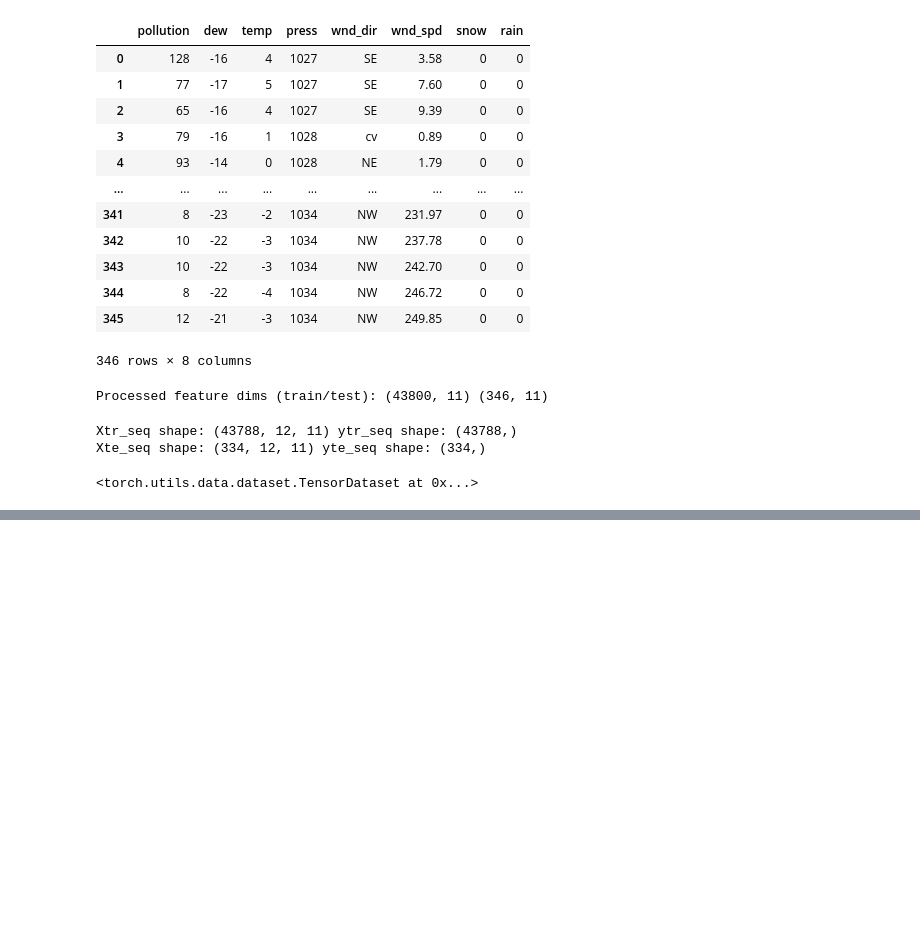
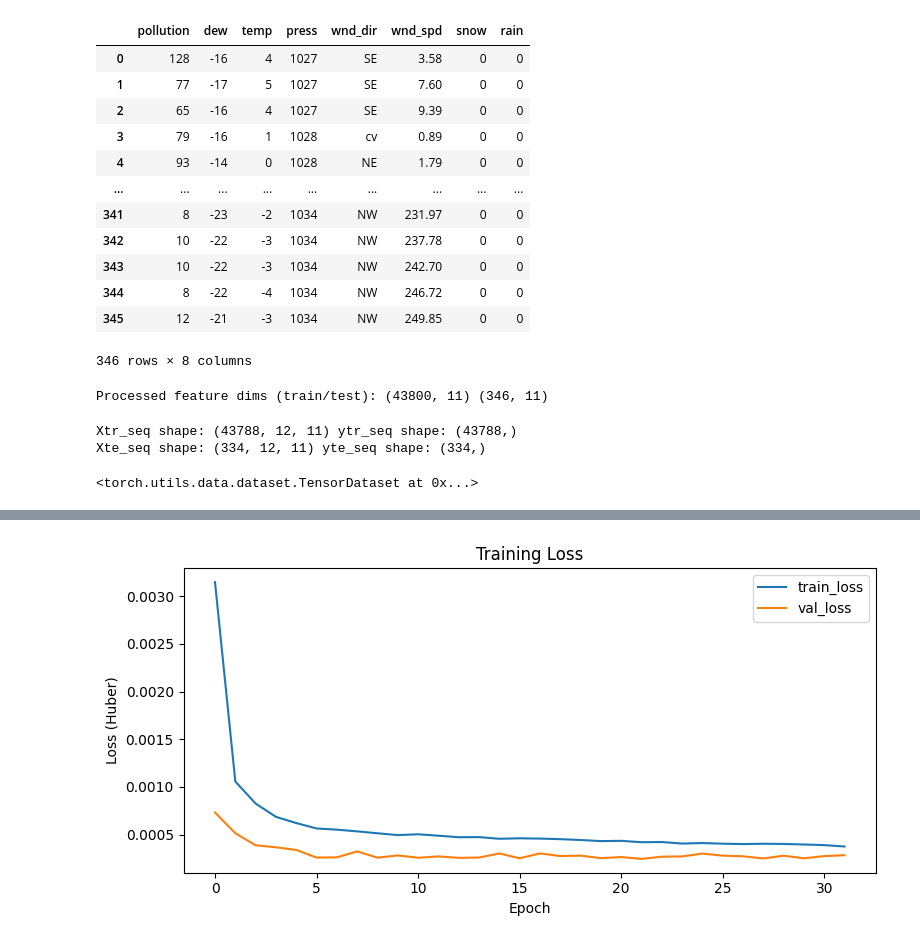
Before and after one commit to LeonardoMdSACode/Air-Pollution-Forecast, a Jupyter notebook: Pollution_Multivariate_PyTorch.ipynb, the cells around one changed output, grey strips where cells are left out. Drawn from its saved outputs; the diff is of its cells as text; code cells hidden in the pictures; blank space fills up the shorter version.

```diff
--- a/Pollution_Multivariate_PyTorch.ipynb
+++ b/Pollution_Multivariate_PyTorch.ipynb
@@ -212,0 +327,13 @@ criterion = nn.SmoothL1Loss() # Huber loss
+# %%
+plt.figure(figsize=(8,4))
+plt.plot(train_losses, label="train_loss")
+if val_loader is not None:
+    plt.plot(val_losses, label="val_loss")
+plt.title("Training Loss")
+plt.xlabel("Epoch")
+plt.ylabel("Loss (Huber)")
+plt.legend()
+plt.tight_layout()
+plt.show()
+# %% [output]
+[figure, added]
```
Also changed, not shown: parts of 5 cells of this notebook, 2 other files.
